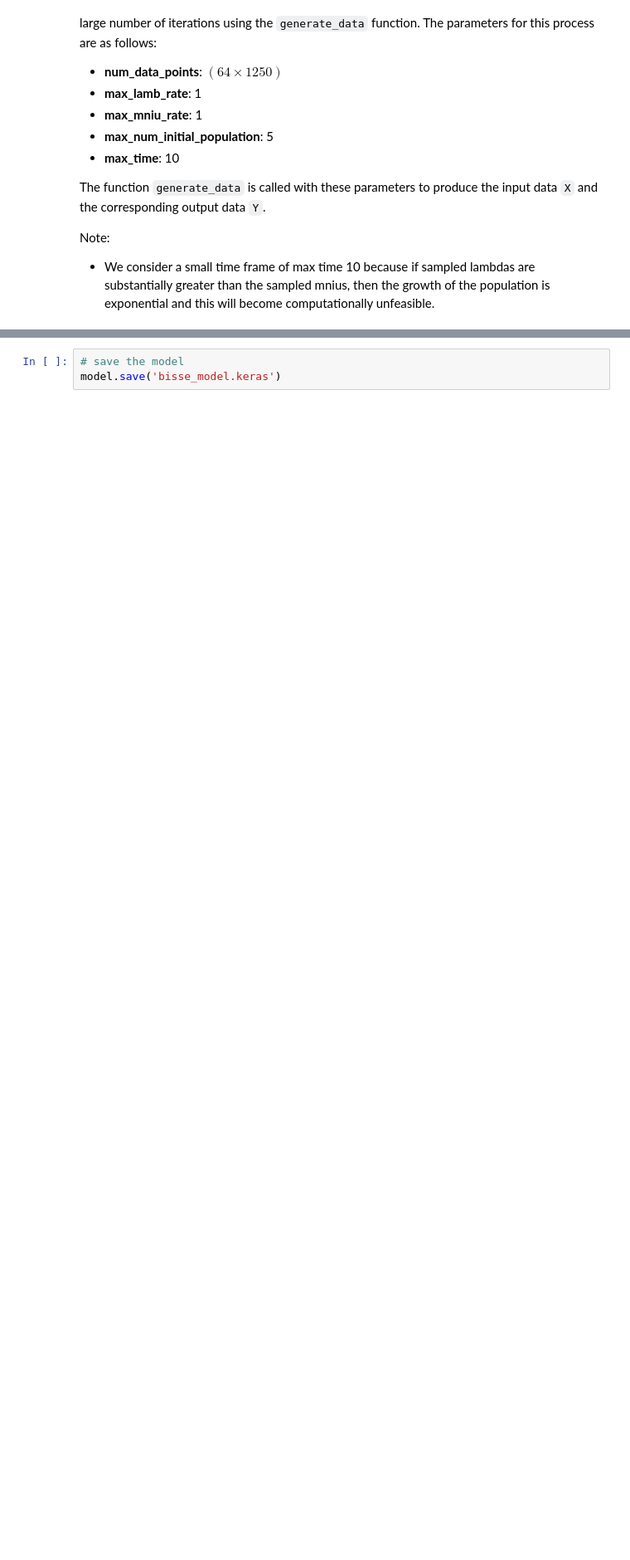
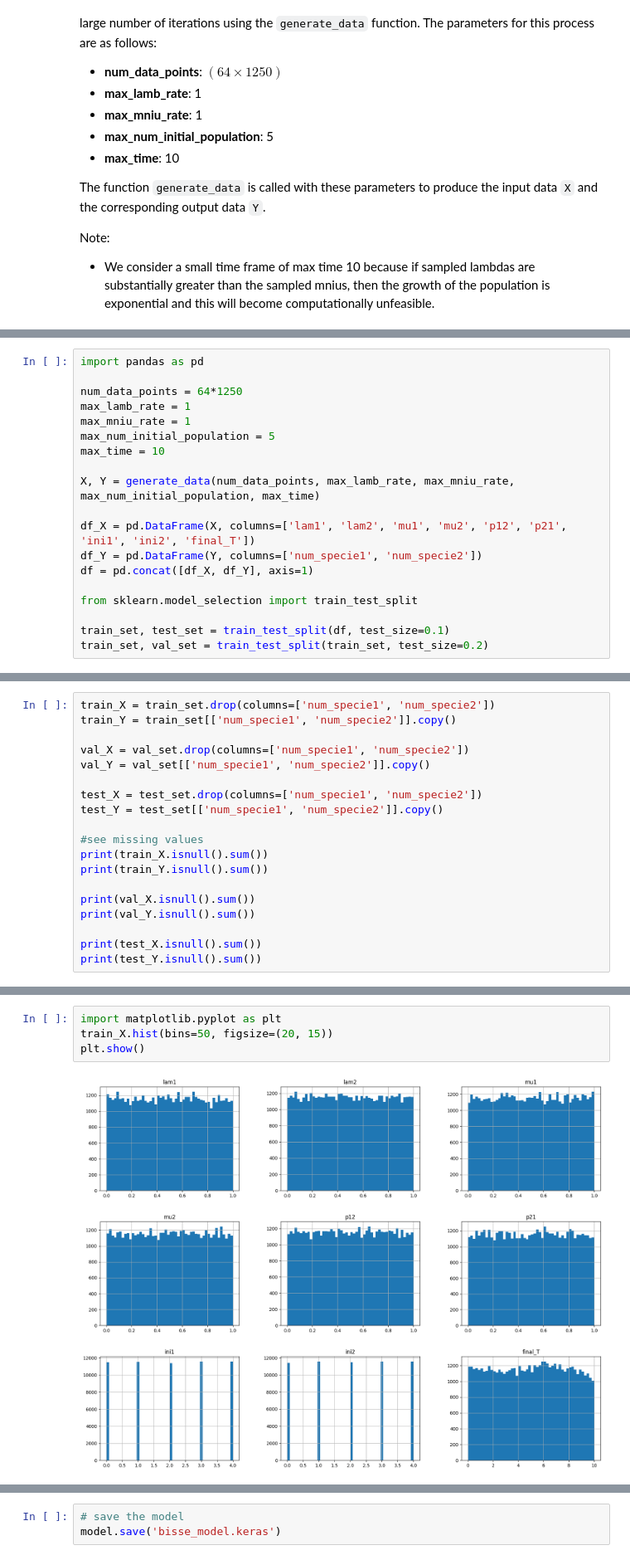
Before and after one commit to FabianGobet/USI-projects, a Jupyter notebook: Stochastic Methods/lab3/Fabian_Gobet_SM_assignment6.ipynb, the cells around one changed output, grey strips where cells are left out. Shown at 83% size. Saved outputs shown, nothing was run; the diff lists cells and outputs as text; blank space fills up the shorter version.

```diff
--- a/Stochastic Methods/lab3/Fabian_Gobet_SM_assignment6.ipynb
+++ b/Stochastic Methods/lab3/Fabian_Gobet_SM_assignment6.ipynb
@@ -212,0 +199,19 @@ X_train, Y_train, X_val, Y_val = X_train[:val_cut_idx], Y_train[:val_cut_idx], X
+# %%
+import pandas as pd
+
+num_data_points = 64*1250
+max_lamb_rate = 1
+max_mniu_rate = 1
+max_num_initial_population = 5
+max_time = 10
+
+X, Y = generate_data(num_data_points, max_lamb_rate, max_mniu_rate, max_num_initial_population, max_time)
+
+df_X = pd.DataFrame(X, columns=['lam1', 'lam2', 'mu1', 'mu2', 'p12', 'p21', 'ini1', 'ini2', 'final_T'])
+df_Y = pd.DataFrame(Y, columns=['num_specie1', 'num_specie2'])
+df = pd.concat([df_X, df_Y], axis=1)
+
+from sklearn.model_selection import train_test_split
+
+train_set, test_set = train_test_split(df, test_size=0.1)
+train_set, val_set = train_test_split(train_set, test_size=0.2)
@@ -212,0 +233,19 @@ X_train, Y_train, X_val, Y_val = X_train[:val_cut_idx], Y_train[:val_cut_idx], X
+# %%
+train_X = train_set.drop(columns=['num_specie1', 'num_specie2'])
+train_Y = train_set[['num_specie1', 'num_specie2']].copy()
+
+val_X = val_set.drop(columns=['num_specie1', 'num_specie2'])
+val_Y = val_set[['num_specie1', 'num_specie2']].copy()
+
+test_X = test_set.drop(columns=['num_specie1', 'num_specie2'])
+test_Y = test_set[['num_specie1', 'num_specie2']].copy()
+
+#see missing values
+print(train_X.isnull().sum())
+print(train_Y.isnull().sum())
+
+print(val_X.isnull().sum())
+print(val_Y.isnull().sum())
+
+print(test_X.isnull().sum())
+print(test_Y.isnull().sum())
@@ -212,0 +272,6 @@ X_train, Y_train, X_val, Y_val = X_train[:val_cut_idx], Y_train[:val_cut_idx], X
+# %%
+import matplotlib.pyplot as plt
+train_X.hist(bins=50, figsize=(20, 15))
+plt.show()
+# %% [output]
+[figure, added]
```
Also changed, not shown: parts of 16 cells of this notebook, 9 other files.
